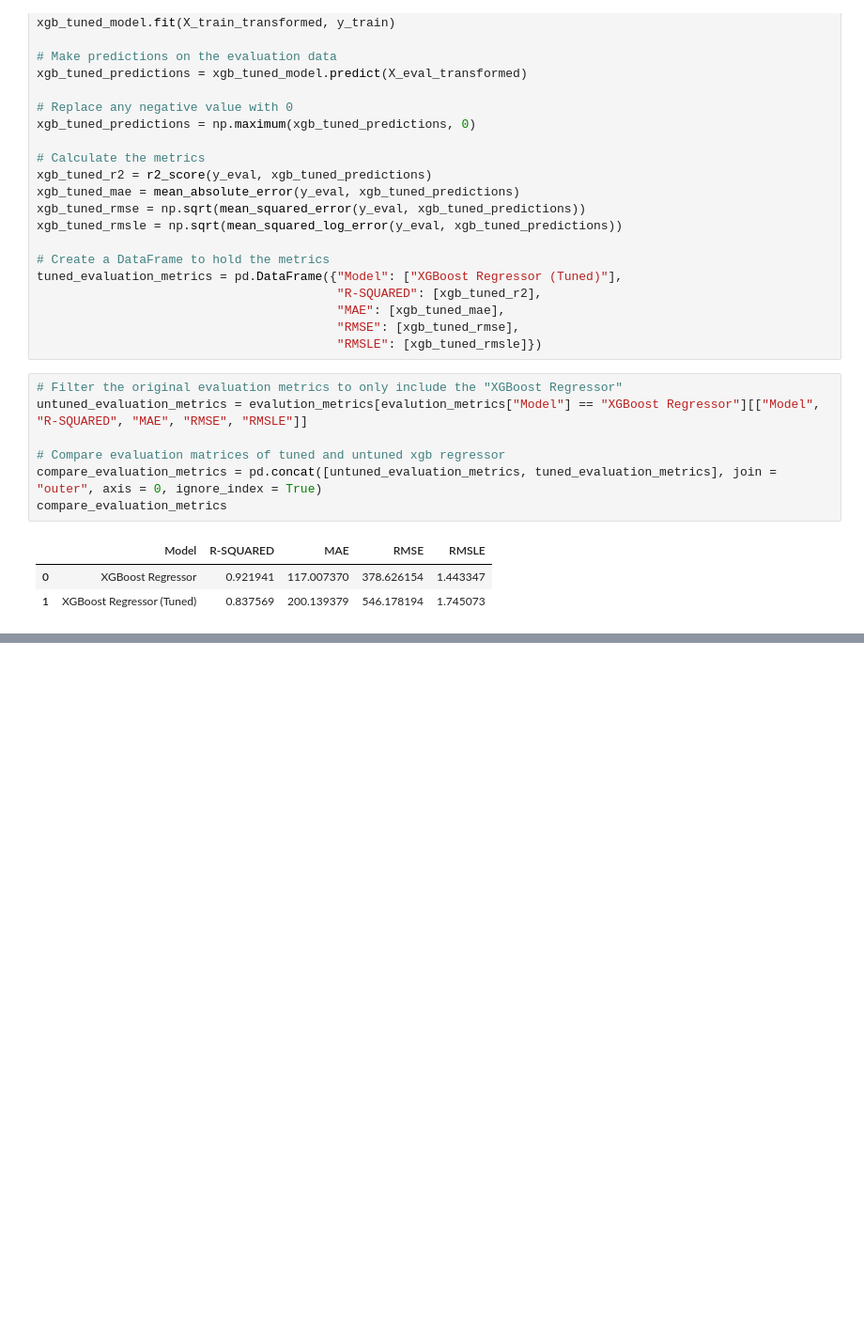
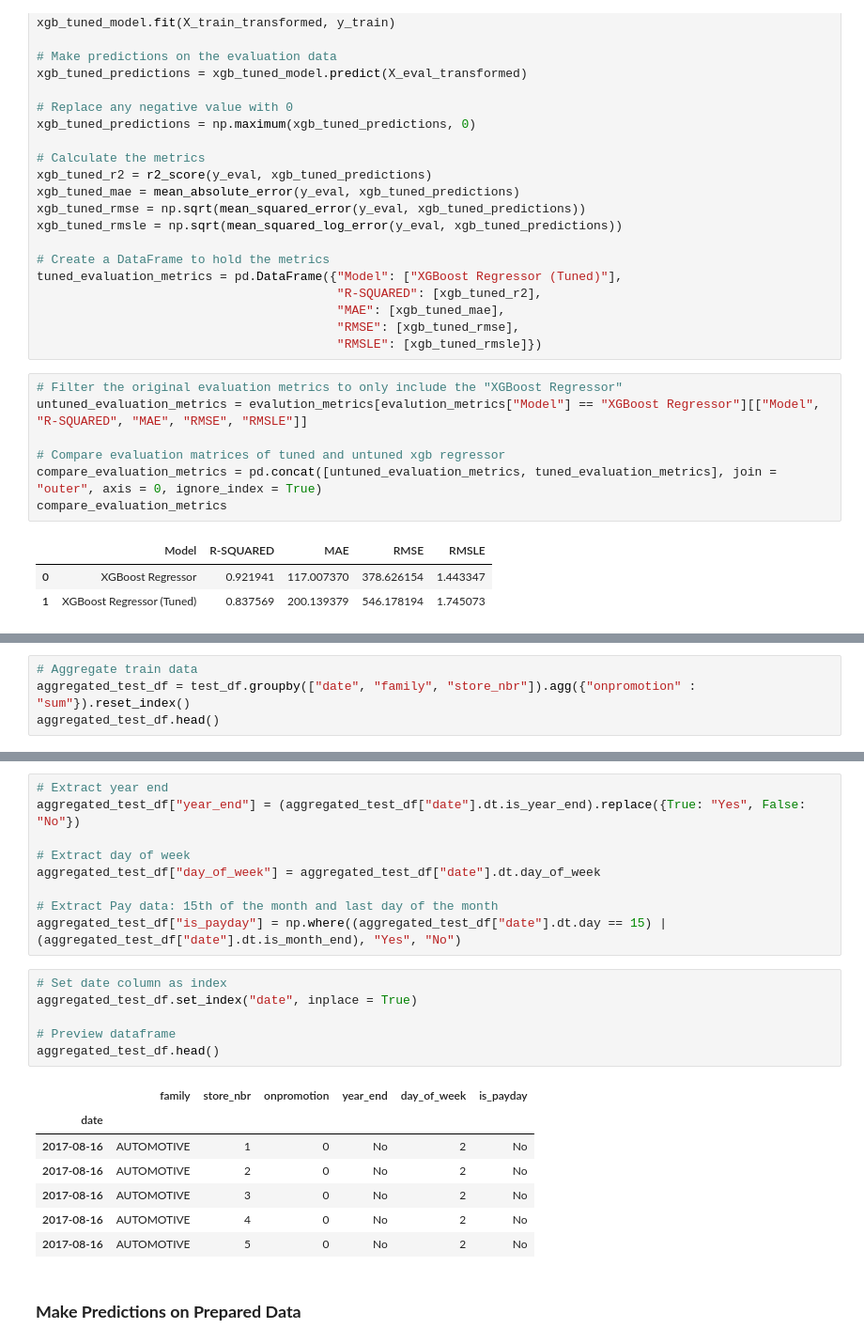
Before and after one commit to edadso/TS-Forecasting, a Jupyter notebook: notebooks/project_code.ipynb, the cells around one changed output, grey strips where cells are left out. Shown at 94% size. Cells and saved outputs as stored; diff of their text form; blank space fills up the shorter version.

Commit message:
Test model on unseen data

```diff
--- a/notebooks/project_code.ipynb
+++ b/notebooks/project_code.ipynb
@@ -1889,0 +1920,4 @@ From this comparison, it is clear that the untuned XGBoost Regressor outperforms
+# %%
+# Aggregate train data
+aggregated_test_df = test_df.groupby(["date", "family", "store_nbr"]).agg({"onpromotion" : "sum"}).reset_index()
+aggregated_test_df.head()
@@ -1889,0 +1931,25 @@ From this comparison, it is clear that the untuned XGBoost Regressor outperforms
+# %%
+# Extract year end
+aggregated_test_df["year_end"] = (aggregated_test_df["date"].dt.is_year_end).replace({True: "Yes", False: "No"})
+
+# Extract day of week
+aggregated_test_df["day_of_week"] = aggregated_test_df["date"].dt.day_of_week
+
+# Extract Pay data: 15th of the month and last day of the month
+aggregated_test_df["is_payday"] = np.where((aggregated_test_df["date"].dt.day == 15) | (aggregated_test_df["date"].dt.is_month_end), "Yes", "No")
+# %%
+# Set date column as index
+aggregated_test_df.set_index("date", inplace = True)
+
+# Preview dataframe
+aggregated_test_df.head()
+# %% [output]
+|  | family | store_nbr | onpromotion | year_end | day_of_week | is_payday |
+| date |  |  |  |  |  |  |
+| 2017-08-16 | AUTOMOTIVE | 1 | 0 | No | 2 | No |
+| 2017-08-16 | AUTOMOTIVE | 2 | 0 | No | 2 | No |
+| 2017-08-16 | AUTOMOTIVE | 3 | 0 | No | 2 | No |
+| 2017-08-16 | AUTOMOTIVE | 4 | 0 | No | 2 | No |
+| 2017-08-16 | AUTOMOTIVE | 5 | 0 | No | 2 | No |
+# %% [markdown]
+### **Make Predictions on Prepared Data**
```
Also changed, not shown: parts of 9 cells of this notebook.
